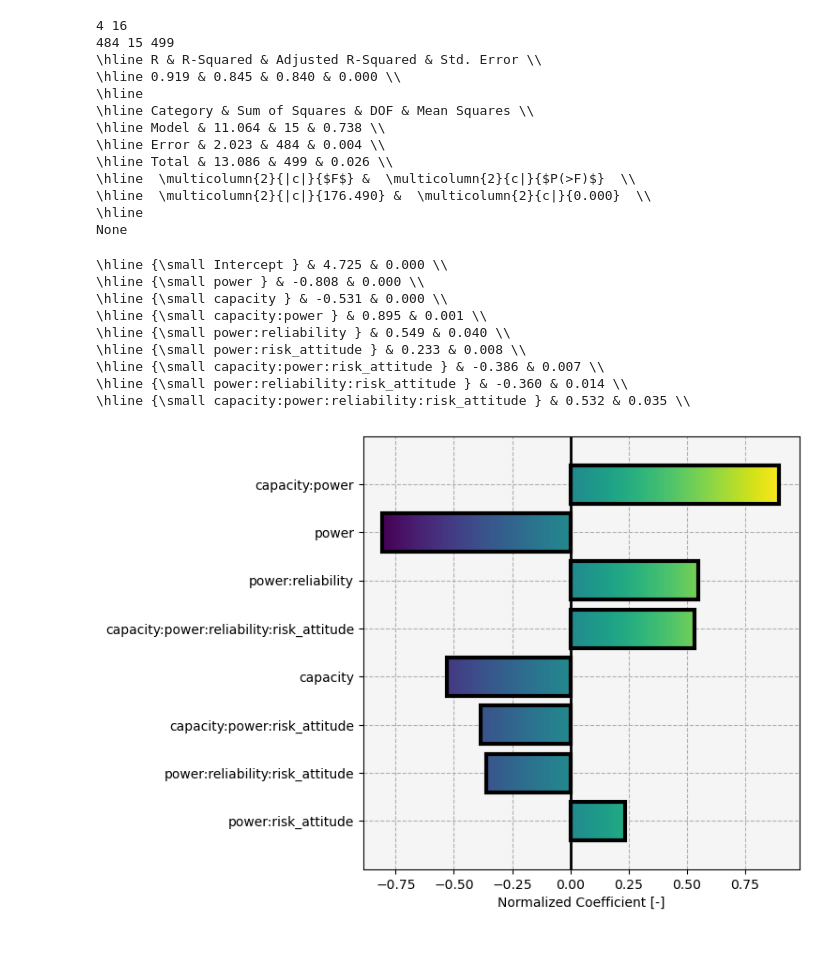
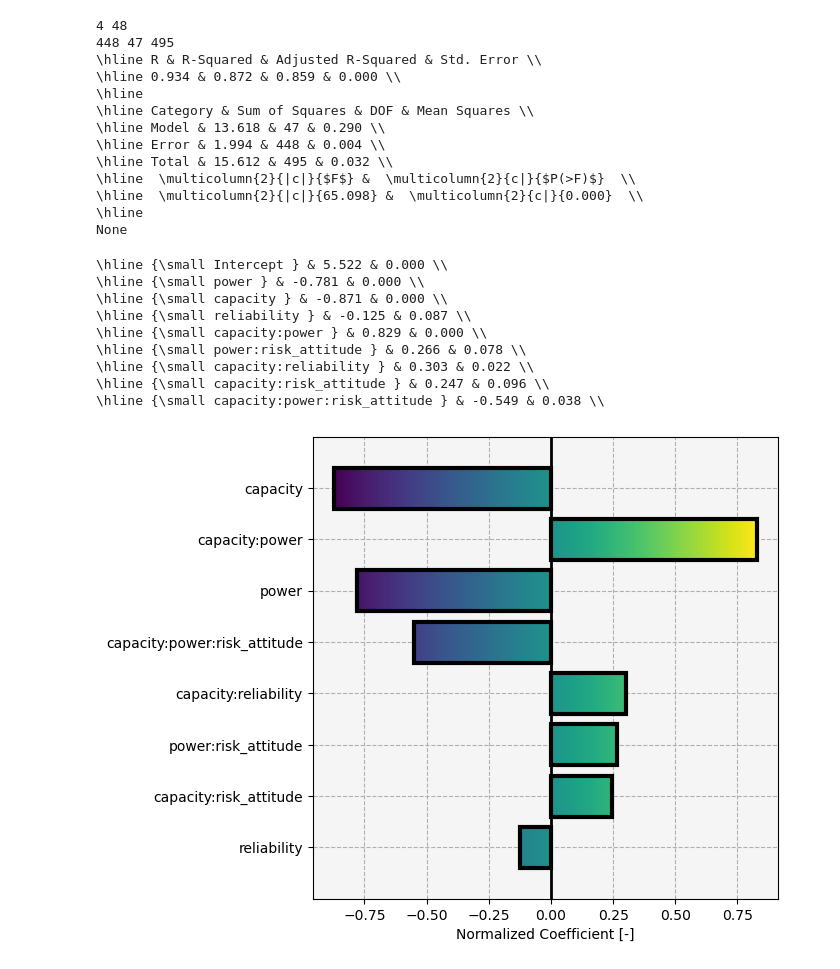
Before and after one commit to airabino/charger_network_analysis, a Jupyter notebook: Random_Experiment_Analysis.ipynb, the cells around one changed output. Drawn from its saved outputs; the diff is of its cells as text; code cells hidden in the pictures.

Commit message:
Aaron 6/8/2024 1: Reformatted paper

```diff
--- a/Random_Experiment_Analysis.ipynb
+++ b/Random_Experiment_Analysis.ipynb
@@ -81,25 +61,19 @@ functions = {
     'impedance_w_d': lambda x: src.routing.impedance(
         x[4], origins = weighted, destinations = weighted, field = 'driving_time',
     ) / 3600,
-    'Crescent City': lambda x: specific_impedance(x, 'Crescent City'),
-    'Yreka': lambda x: specific_impedance(x, 'Yreka'),
-    'Redding': lambda x: specific_impedance(x, 'Redding'),
-    'Chico': lambda x: specific_impedance(x, 'Chico'),
-    'I-80 to Reno (State Line)': lambda x: specific_impedance(
-        x, 'I-80 to Reno (State Line)'),
-    'Sacramento': lambda x: specific_impedance(x, 'Sacramento'),
-    'Stockton': lambda x: specific_impedance(x, 'Stockton'),
-    'San Francisco': lambda x: specific_impedance(x, 'San Francisco'),
-    'San Jose': lambda x: specific_impedance(x, 'San Jose'),
-    'Fresno': lambda x: specific_impedance(x, 'Fresno'),
-    'I-15 to Las Vegas (State Line)': lambda x: specific_impedance(
-        x, 'I-15 to Las Vegas (State Line)'),
-    'Bakersfield': lambda x: specific_impedance(x, 'Bakersfield'),
-    'Los Angeles': lambda x: specific_impedance(x, 'Los Angeles'),
-    'I-10 to Phoenix (State Line)': lambda x: specific_impedance(
-        x, 'I-10 to Phoenix (State Line)'),
-    'San Diego': lambda x: specific_impedance(x, 'San Diego'),
 }
+
+def itemized_impedance(values, origins, destinations):
+
+    out = {}
+
+    for k, v in values.items():
+
+        out[k] = src.routing.specific_impedance(
+            v, destinations, field = 'total_time',
+        ) / 3600,
+
+    return out
 # %%
 paths = {}
 
@@ -129,3 +159,7 @@ for file in src.progress_bar.ProgressBar(files):
+# %%
+for key, val in outputs.items():
+
+    outputs[key] = np.array(val)[success]
 # %%
 outputs_norm = outputs.copy()
 
@@ -564,7 +335,7 @@ plt.scatter(df['impedance_w_r'], df['impedance_w'])
 # %%
-df_sel = df[(df['graph_index'] == 0)]
-df_sel['risk_attitude'] = np.exp(df_sel['risk_attitude'])
+df_sel = df[(df['graph_index'] == 1)]
 # df_sel = df
+df_sel['risk_attitude_exp'] = np.exp(df_sel['risk_attitude'])
 
 formula = (
     'impedance_w ~ ' +
@@ -596,22 +367,22 @@ label_substitutions={
 }
 
 out_string=src.analysis.model_anova_tabular(
-    model, df_sel, 'impedance_w', 4, c = 1,
+    model, df_sel, 'impedance_w', 4, c = 3,
 )
 
 print(out_string)
 # %% [output]
-4 16
-484 15 499
+4 48
+448 47 495
 \hline R & R-Squared & Adjusted R-Squared & Std. Error \\
-\hline 0.919 & 0.845 & 0.840 & 0.000 \\
+\hline 0.934 & 0.872 & 0.859 & 0.000 \\
 \hline
 \hline Category & Sum of Squares & DOF & Mean Squares \\
-\hline Model & 11.064 & 15 & 0.738 \\
-\hline Error & 2.023 & 484 & 0.004 \\
-\hline Total & 13.086 & 499 & 0.026 \\
+\hline Model & 13.618 & 47 & 0.290 \\
+\hline Error & 1.994 & 448 & 0.004 \\
+\hline Total & 15.612 & 495 & 0.032 \\
 \hline  \multicolumn{2}{|c|}{$F$} &  \multicolumn{2}{c|}{$P(>F)$}  \\
-\hline  \multicolumn{2}{|c|}{176.490} &  \multicolumn{2}{c|}{0.000}  \\
+\hline  \multicolumn{2}{|c|}{65.098} &  \multicolumn{2}{c|}{0.000}  \\
 \hline
 None
 # %%
@@ -624,21 +395,21 @@ label_substitutions = {
 }
 
 out_string = src.analysis.significant_parameters_tabular(
-    model, alpha = .05,
+    model, alpha = .1,
     label_substitutions = label_substitutions
 )
 
 print(out_string)
 # %% [output]
-\hline {\small Intercept } & 4.725 & 0.000 \\
-\hline {\small power } & -0.808 & 0.000 \\
-\hline {\small capacity } & -0.531 & 0.000 \\
-\hline {\small capacity:power } & 0.895 & 0.001 \\
-\hline {\small power:reliability } & 0.549 & 0.040 \\
-\hline {\small power:risk_attitude } & 0.233 & 0.008 \\
-\hline {\small capacity:power:risk_attitude } & -0.386 & 0.007 \\
-\hline {\small power:reliability:risk_attitude } & -0.360 & 0.014 \\
-\hline {\small capacity:power:reliability:risk_attitude } & 0.532 & 0.035 \\
+\hline {\small Intercept } & 5.522 & 0.000 \\
+\hline {\small power } & -0.781 & 0.000 \\
+\hline {\small capacity } & -0.871 & 0.000 \\
+\hline {\small reliability } & -0.125 & 0.087 \\
+\hline {\small capacity:power } & 0.829 & 0.000 \\
+\hline {\small power:risk_attitude } & 0.266 & 0.078 \\
+\hline {\small capacity:reliability } & 0.303 & 0.022 \\
+\hline {\small capacity:risk_attitude } & 0.247 & 0.096 \\
+\hline {\small capacity:power:risk_attitude } & -0.549 & 0.038 \\
 # %%
 deep_reload(src)
 
@@ -649,7 +420,7 @@ label_substitutions = {
 }
 
 out_dict = src.analysis.significant_parameters(
-    model, alpha = .05,
+    model, alpha = .1,
     label_substitutions = label_substitutions
 )
 
@@ -704,32 +475,32 @@ for value in out_list:
 
 kw = {
     'color': 'k',
     'lw': 2,
     'ls': '-',
     'zorder': 4,
 }
 
 ax.plot([0, 0], [-1, len(out_list)], **kw)
 
 kw = {
     'yticks': list(range(len(out_dict))),
     'xlabel': 'Normalized Coefficient [-]',
     'yticklabels': np.flip([v['key'] for v in out_list]),
     'facecolor': 'whitesmoke',
     'ylim': (-1, len(out_list)),
     'xlim': (1.1 * vmin, 1.1 * vmax),
     # 'xticks': np.arange(-1.7, 1.1, .2),
 }
 
 _ = ax.set(**kw)
 
 kw = {
     'ls': 'dashed',
     'zorder': 0,
 }
 
 _ = ax.grid(**kw)
 #
-# fig.savefig('Paper/figs/significant_parameters.png', bbox_inches = 'tight', dpi = 300)
+fig.savefig('Paper/figs/significant_parameters.png', bbox_inches = 'tight', dpi = 300)
 # %% [output]
-[figure, old version]
+[figure, new version]
```
Also changed, not shown: parts of 32 cells of this notebook, 36 other files.
